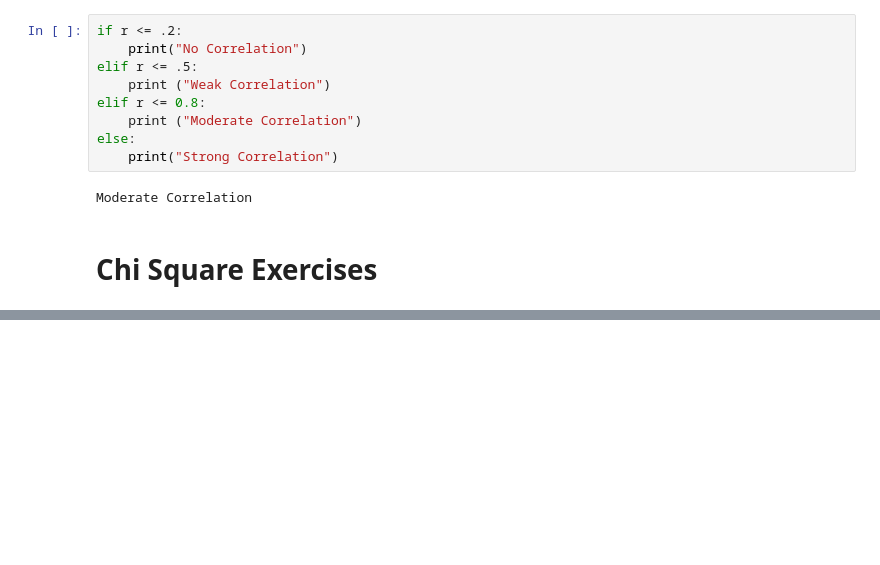
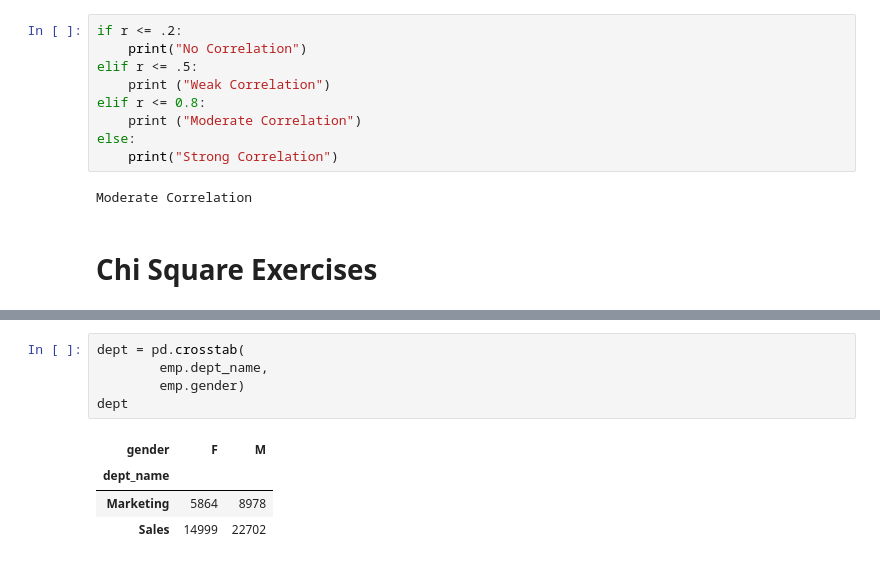
Before and after one commit to bradgauvin/statistics-exercises, a Jupyter notebook: hypothesis_testing.ipynb, the cells around one changed output, grey strips where cells are left out. Cells and saved outputs as stored; diff of their text form; blank space fills up the shorter version.

```diff
--- a/hypothesis_testing.ipynb
+++ b/hypothesis_testing.ipynb
@@ -969,0 +1071,10 @@ p     = 0.0095
+# %%
+dept = pd.crosstab(
+        emp.dept_name,
+        emp.gender)
+dept
+# %% [output]
+| gender | F | M |
+| dept_name |  |  |
+| Marketing | 5864 | 8978 |
+| Sales | 14999 | 22702 |
```
Also changed, not shown: parts of 63 cells of this notebook.
